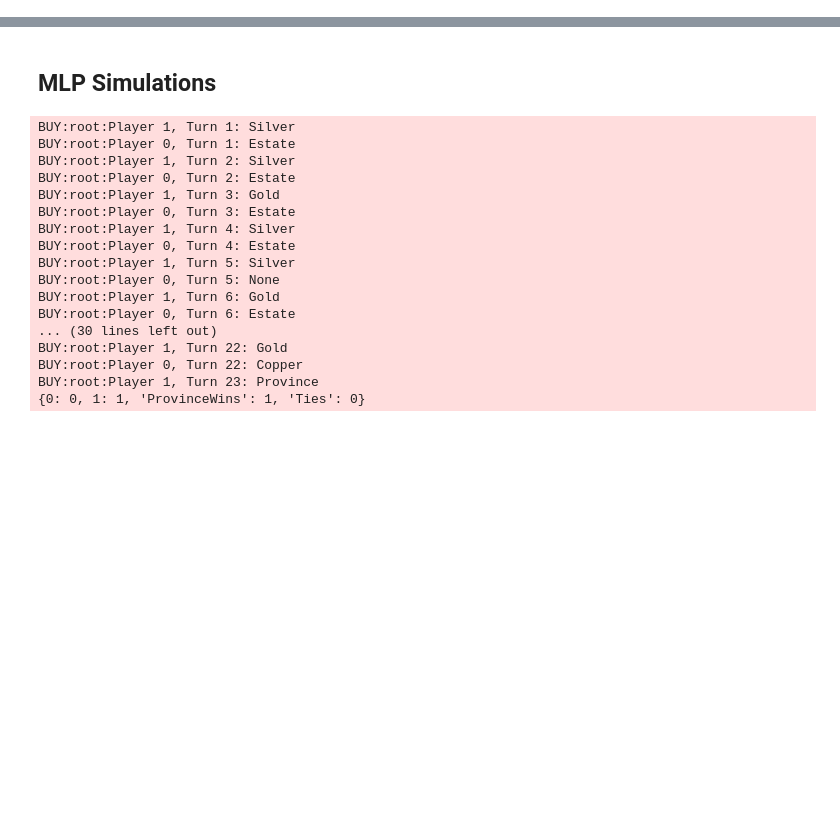
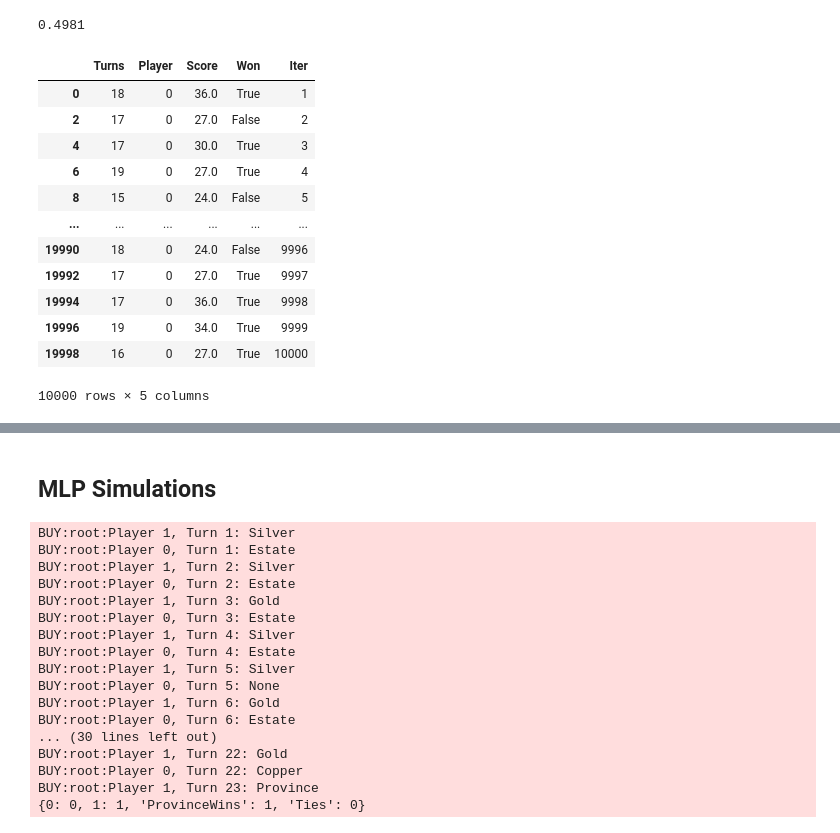
Before and after one commit to SpecificGenerality/PyDominion, a Jupyter notebook: notebooks/simulations.ipynb, the cells around one changed output, grey strips where cells are left out. Drawn from its saved outputs; the diff is of its cells as text; code cells hidden in the pictures; blank space fills up the shorter version.

```diff
--- a/notebooks/simulations.ipynb
+++ b/notebooks/simulations.ipynb
@@ -26,0 +100,4 @@ logger.setLevel(logging.ERROR)
+# %%
+diff.sum() / len(diff)
+# %% [output]
+0.4981
@@ -26,0 +106,17 @@ logger.setLevel(logging.ERROR)
+# %%
+p0stats = df.iloc[diff.index]
+p0stats
+# %% [output]
+|  | Turns | Player | Score | Won | Iter |
+| 0 | 18 | 0 | 36.0 | True | 1 |
+| 2 | 17 | 0 | 27.0 | False | 2 |
+| 4 | 17 | 0 | 30.0 | True | 3 |
+| 6 | 19 | 0 | 27.0 | True | 4 |
+| 8 | 15 | 0 | 24.0 | False | 5 |
+| ... | ... | ... | ... | ... | ... |
+| 19990 | 18 | 0 | 24.0 | False | 9996 |
+| 19992 | 17 | 0 | 27.0 | True | 9997 |
+| 19994 | 17 | 0 | 36.0 | True | 9998 |
+| 19996 | 19 | 0 | 34.0 | True | 9999 |
+| 19998 | 16 | 0 | 27.0 | True | 10000 |
+10000 rows × 5 columns
```
Also changed, not shown: parts of 15 cells of this notebook, 4 other files.
